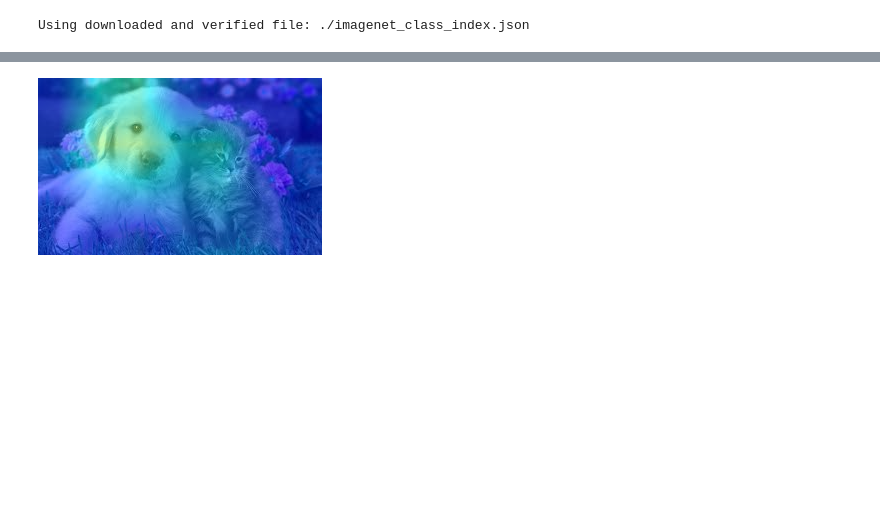
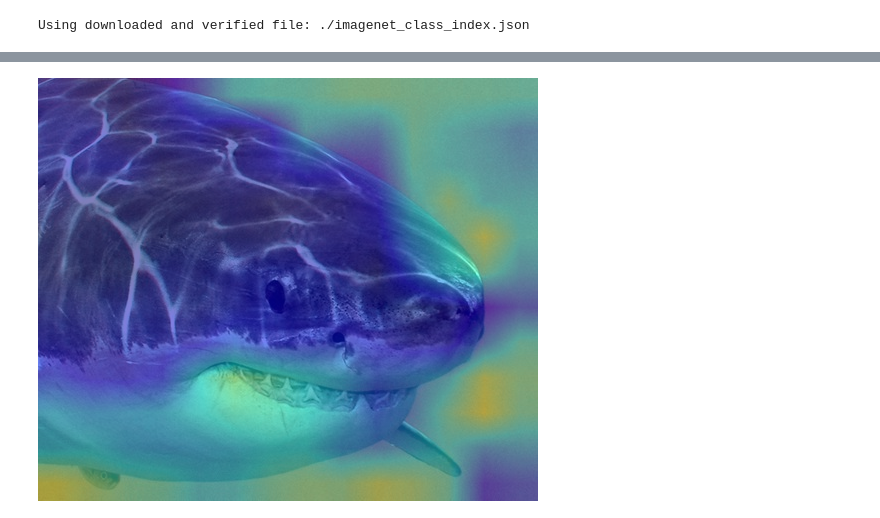
Before and after one commit to tlabarta/helpfulnessofxai, a Jupyter notebook: pytorch-alexnet-gradcam.ipynb, the cells around one changed output, grey strips where cells are left out. Cells and saved outputs as stored; diff of their text form; code cells hidden in the pictures; blank space fills up the shorter version.

```diff
--- a/pytorch-alexnet-gradcam.ipynb
+++ b/pytorch-alexnet-gradcam.ipynb
@@ -71,31 +68,31 @@ tensor([207])
 # %%
 from pytorch_grad_cam import GradCAM
 import cv2
 from PIL import Image
 from pytorch_grad_cam.utils.image import show_cam_on_image, preprocess_image
-img = np.asarray(cv2.imread('./data/Shark/dog_cat.jpg'))
+img = np.asarray(cv2.imread('./data/Shark/shark.jpg'))
 
 img = np.squeeze(img)
 preprocess = transforms.Compose([
     transforms.ToPILImage(),
     transforms.Resize(256),
     transforms.CenterCrop(224),
     transforms.ToTensor(),
     transforms.Normalize(mean=[0.485, 0.456, 0.406], std=[0.229, 0.224, 0.225]),
 ])
 
 img = np.float32(img)/255
 input_tensor = preprocess_image(img,
                                 mean=[0.485, 0.456, 0.406],
                                 std=[0.229, 0.224, 0.225])
 target_layers = [model.features[-1]]
 
 cam = GradCAM(model=model, target_layers=target_layers, use_cuda=False) # use_cuda=args.use_cuda
 
 grayscale_cam = cam(input_tensor=input_tensor, targets=None, aug_smooth=True, eigen_smooth=True )[0, :]
 
 visualization = show_cam_on_image(img, grayscale_cam, use_rgb=True, colormap = cv2.COLORMAP_JET) #
 
 Image.fromarray(visualization)
 # %% [output]
-[figure, old version]
+[figure, new version]
```
Also changed, not shown: parts of 3 cells of this notebook, 4 other files.
